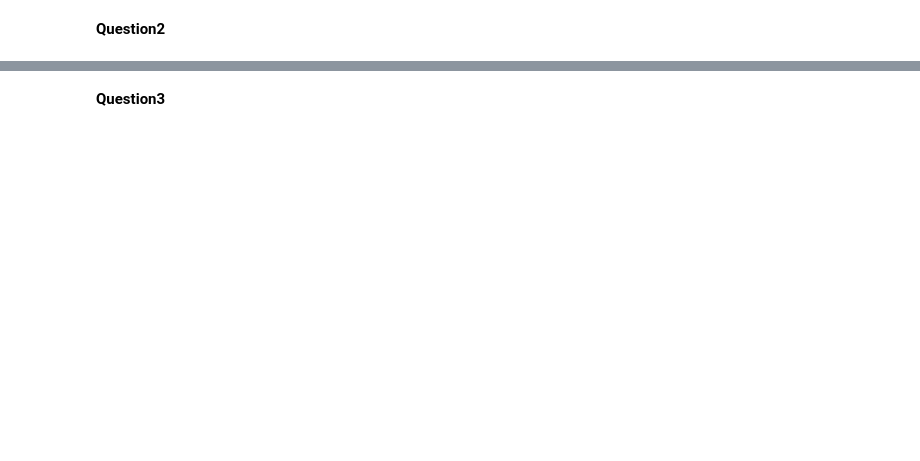
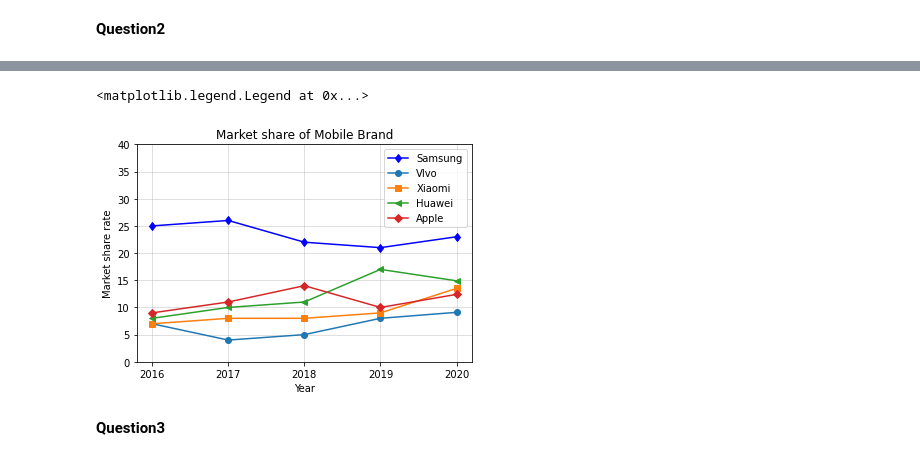
Before and after one commit to Ababilislam/Pattern-Recognition-Lab, a Jupyter notebook: Pattern_lab_report2.ipynb, the cells around one changed output, grey strips where cells are left out. Saved outputs shown, nothing was run; the diff lists cells and outputs as text; code cells hidden in the pictures; blank space fills up the shorter version.

```diff
--- a/Pattern_lab_report2.ipynb
+++ b/Pattern_lab_report2.ipynb
@@ -109,0 +49,13 @@ mxy=np.max(float_y)
+# %%
+value=[]
+with open ("Mobile.csv",'r') as csv_read:
+    csv_data_reader = csv.reader(csv_read)
+    data=csv_data_reader
+    for i in data:
+        value.append(i)
+csv_read.close()
+
+# print(value)
+year=value.pop(0)
+year.pop(0)
+# print(year)
@@ -110,28 +126,30 @@ mxy=np.max(float_y)
 # %%
+x = np.array(year)
+samsung_y = np.array(samsung)
+Vivo_y = np.array(Vivo)
+Xiaomi_y = np.array(Xiaomi)
+Huawei_y = np.array(Huawei)
+Apple_y = np.array(Apple)
+# plt.grid()
+plt.grid(which='minor', alpha=0.2)
+plt.grid(which='major', alpha=0.5)
+# plt.grid(which='major', color='#CCCCCC', linestyle='--')
+# plt.grid(which='minor', color='#FFF59D', linestyle=':')
 
-x_axis = np.array(years)
-# print(x_axis)
-y1Year = np.array(Samsung)
-print(y1Year)
-y2Year = np.array(Vivo)
-y3Year = np.array(Xiaomi)
-y4Year = np.array(Huawei)
-y5Year = np.array(Apple)
-# print(y1Year)
-plt.grid()
-plt.xticks(np.arange(mn,mx+1,1.0))
-# plt.yticks(np.arange(0,30,step=5))
-plt.plot(x_axis,y1Year,'bd-')
-plt.plot(x_axis,y2Year,'rd-')
-plt.plot(x_axis,y3Year,'ko-')
-plt.plot(x_axis,y4Year,'gD-')
-plt.plot(x_axis,y5Year,'bs-')
-
+plt.plot(x,samsung_y,'bd-')
+plt.plot(x,Vivo_y,'o-')
+plt.plot(x,Xiaomi_y,'s-')
+plt.plot(x,Huawei_y,'<-')
+plt.plot(x,Apple_y,'D-')
+plt.yticks(np.arange(0,40+1,5))# i use yticks 0-40 becasue to show legend at the right corner.
 plt.title("Market share of Mobile Brand")
 plt.xlabel("Year")
 plt.ylabel("Market share rate")
-plt.legend(["VIvo","Xiaomi","Huawei","Apple","Samsung"],loc='best', bbox_to_anchor=(-0.01, .5, 0.5, 0.5))
+plt.legend(["Samsung","VIvo","Xiaomi","Huawei","Apple"],loc='best', bbox_to_anchor=(0.2, .5, .8, 0.5))
 # plt.savefig('clpPlot.png',dpi=1200)
+# %% [output]
+<matplotlib.legend.Legend at 0x...>
+[figure, added]
 # %% [markdown]
 **Question3**
 # %%
```
Also changed, not shown: parts of 15 cells of this notebook.
